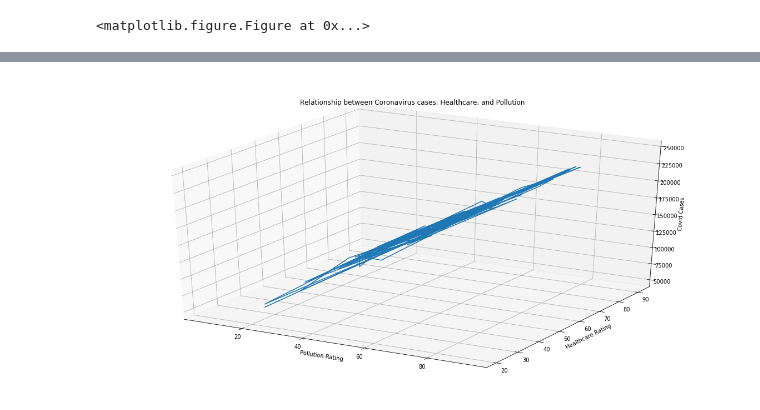
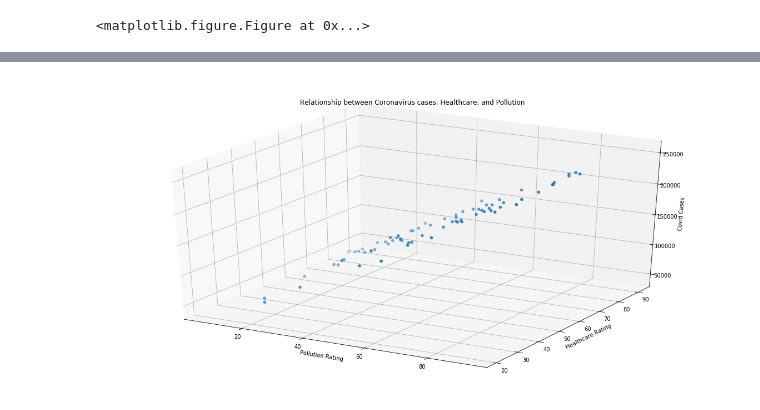
Before and after one commit to vinayakSharm/Datamining, a Jupyter notebook: VirusData.ipynb, the cells around one changed output, grey strips where cells are left out. Cells and saved outputs as stored; diff of their text form; code cells hidden in the pictures.

```diff
--- a/VirusData.ipynb
+++ b/VirusData.ipynb
@@ -743,15 +743,15 @@ Warnings:
 # %%
 from mpl_toolkits.mplot3d import Axes3D
 fig = plt.figure(figsize=(20,10))
-ax = ax = fig.gca(projection='3d')
-ax.plot(pr, hcr, multi);
+ax = fig.gca(projection='3d')
+ax.scatter(pr, hcr, multi);
 ax.set_xlabel("Pollution Rating")
 ax.set_ylabel("Healthcare Rating")
 ax.set_zlabel("Covid Cases")
 ax.set_title("Relationship between Coronavirus cases, Healthcare, and Pollution")
 plt.show()
 # %% [output]
-[figure, old version]
+[figure, new version]
 # %%
 mh = [x[0] for x in allFeatures["Movehub Rating"][1]]
 
```
Also changed, not shown: parts of 6 cells of this notebook.
